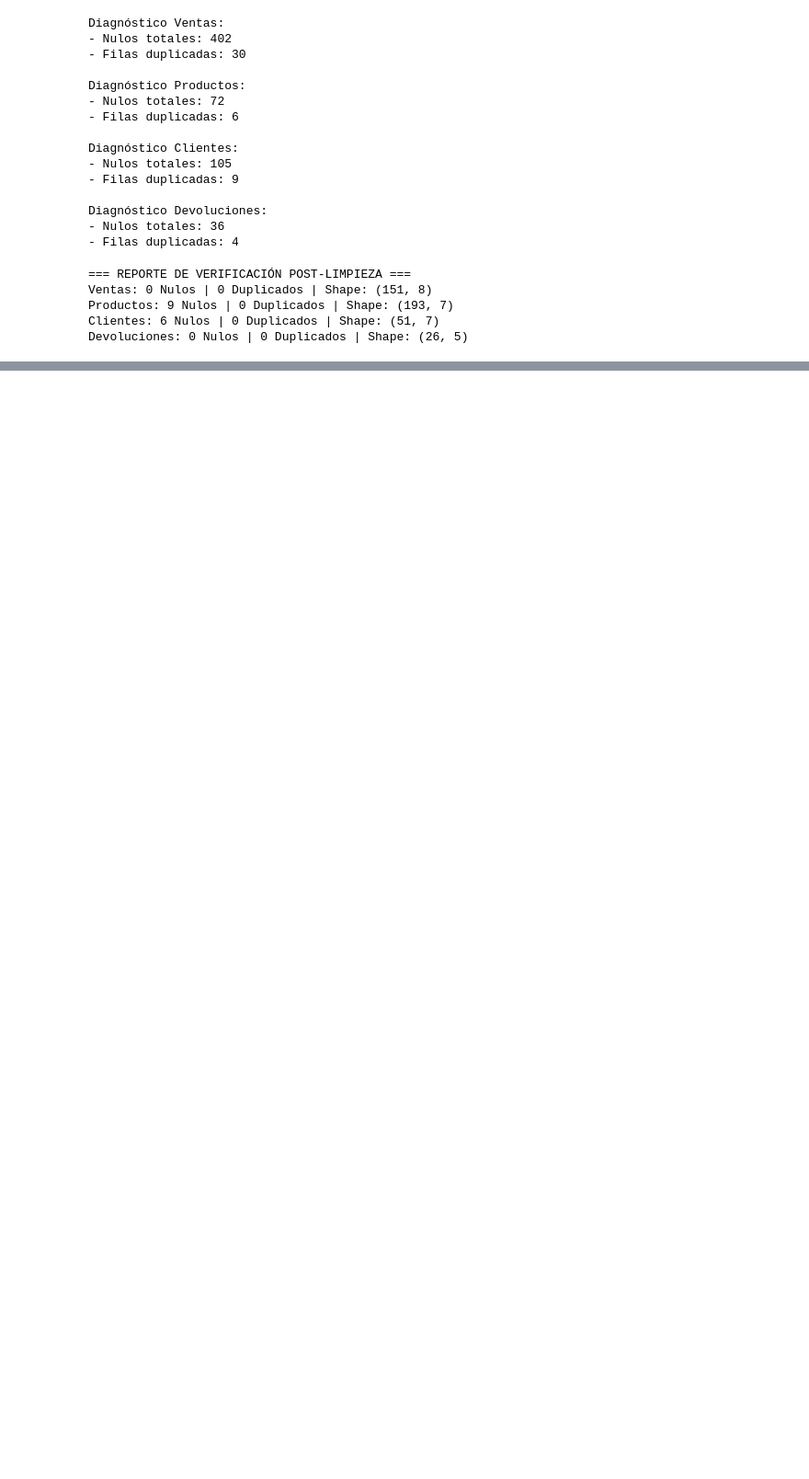
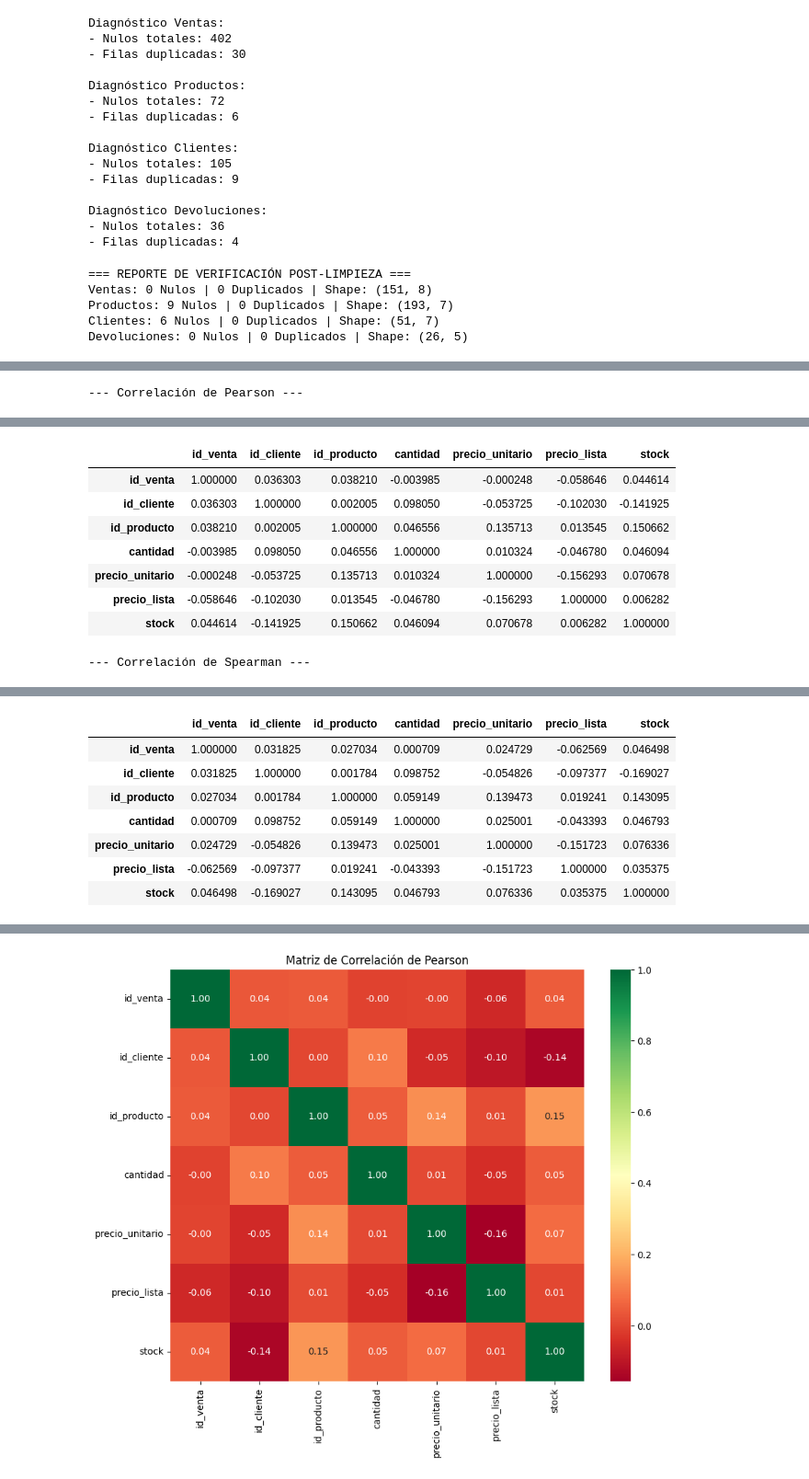
Before and after one commit to ChenteDUOC/Evaluacion_Parcial_1_VicenteAlarcon, a Jupyter notebook: evaluacion-parcial-1/notebooks/Prototipado-1.ipynb, the cells around one changed output, grey strips where cells are left out. Shown at 92% size. Cells and saved outputs as stored; diff of their text form; code cells hidden in the pictures; blank space fills up the shorter version.

```diff
--- a/evaluacion-parcial-1/notebooks/Prototipado-1.ipynb
+++ b/evaluacion-parcial-1/notebooks/Prototipado-1.ipynb
@@ -352,0 +370,24 @@ Devoluciones: 0 Nulos | 0 Duplicados | Shape: (26, 5)
+# %%
+# Unimos ventas y productos para ver correlación
+df_join_corr = df_ventas_limpio.merge(df_productos_limpio, on='id_producto', how='inner')
+
+# Seleccionamos solo columnas numéricas
+cols_num = df_join_corr.select_dtypes(include=[np.number]).columns
+
+# Coeficiente de Pearson (Lineal)
+print("--- Correlación de Pearson ---")
+pearson_corr = df_join_corr[cols_num].corr(method='pearson')
+display(pearson_corr)
+
+# Coeficiente de Spearman (No Lineal / Rangos)
+print("\n--- Correlación de Spearman ---")
+spearman_corr = df_join_corr[cols_num].corr(method='spearman')
+display(spearman_corr)
+
+# Graficar Heatmap de Pearson
+plt.figure(figsize=(10, 8))
+sns.heatmap(pearson_corr, annot=True, cmap='RdYlGn', fmt='.2f')
+plt.title('Matriz de Correlación de Pearson')
+plt.show()
+# %% [output]
+--- Correlación de Pearson ---
@@ -352,0 +395,9 @@ Devoluciones: 0 Nulos | 0 Duplicados | Shape: (26, 5)
+|  | id_venta | id_cliente | id_producto | cantidad | precio_unitario | precio_lista | stock |
+| id_venta | 1.000000 | 0.036303 | 0.038210 | -0.003985 | -0.000248 | -0.058646 | 0.044614 |
+| id_cliente | 0.036303 | 1.000000 | 0.002005 | 0.098050 | -0.053725 | -0.102030 | -0.141925 |
+| id_producto | 0.038210 | 0.002005 | 1.000000 | 0.046556 | 0.135713 | 0.013545 | 0.150662 |
+| cantidad | -0.003985 | 0.098050 | 0.046556 | 1.000000 | 0.010324 | -0.046780 | 0.046094 |
+| precio_unitario | -0.000248 | -0.053725 | 0.135713 | 0.010324 | 1.000000 | -0.156293 | 0.070678 |
+| precio_lista | -0.058646 | -0.102030 | 0.013545 | -0.046780 | -0.156293 | 1.000000 | 0.006282 |
+| stock | 0.044614 | -0.141925 | 0.150662 | 0.046094 | 0.070678 | 0.006282 | 1.000000 |
+--- Correlación de Spearman ---
@@ -352,0 +405,8 @@ Devoluciones: 0 Nulos | 0 Duplicados | Shape: (26, 5)
+|  | id_venta | id_cliente | id_producto | cantidad | precio_unitario | precio_lista | stock |
+| id_venta | 1.000000 | 0.031825 | 0.027034 | 0.000709 | 0.024729 | -0.062569 | 0.046498 |
+| id_cliente | 0.031825 | 1.000000 | 0.001784 | 0.098752 | -0.054826 | -0.097377 | -0.169027 |
+| id_producto | 0.027034 | 0.001784 | 1.000000 | 0.059149 | 0.139473 | 0.019241 | 0.143095 |
+| cantidad | 0.000709 | 0.098752 | 0.059149 | 1.000000 | 0.025001 | -0.043393 | 0.046793 |
+| precio_unitario | 0.024729 | -0.054826 | 0.139473 | 0.025001 | 1.000000 | -0.151723 | 0.076336 |
+| precio_lista | -0.062569 | -0.097377 | 0.019241 | -0.043393 | -0.151723 | 1.000000 | 0.035375 |
+| stock | 0.046498 | -0.169027 | 0.143095 | 0.046793 | 0.076336 | 0.035375 | 1.000000 |
@@ -352,0 +414 @@ Devoluciones: 0 Nulos | 0 Duplicados | Shape: (26, 5)
+[figure, added]
```
Also changed, not shown: parts of 8 cells of this notebook.
